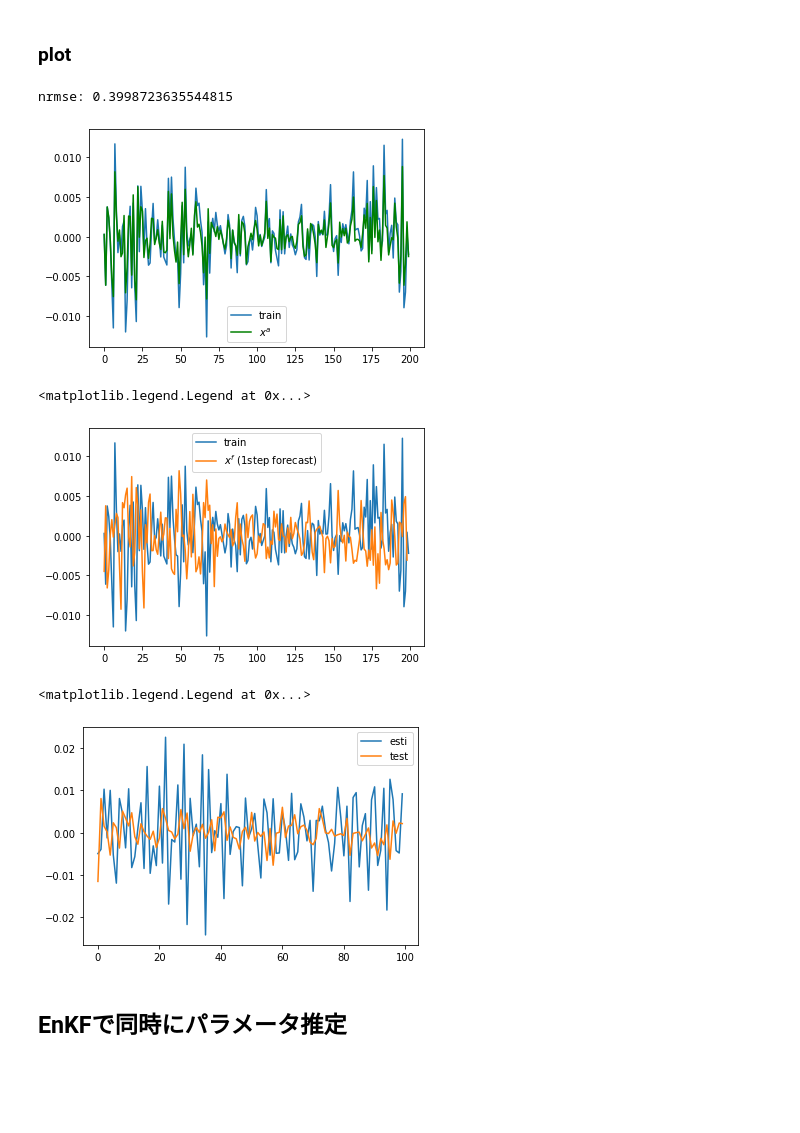
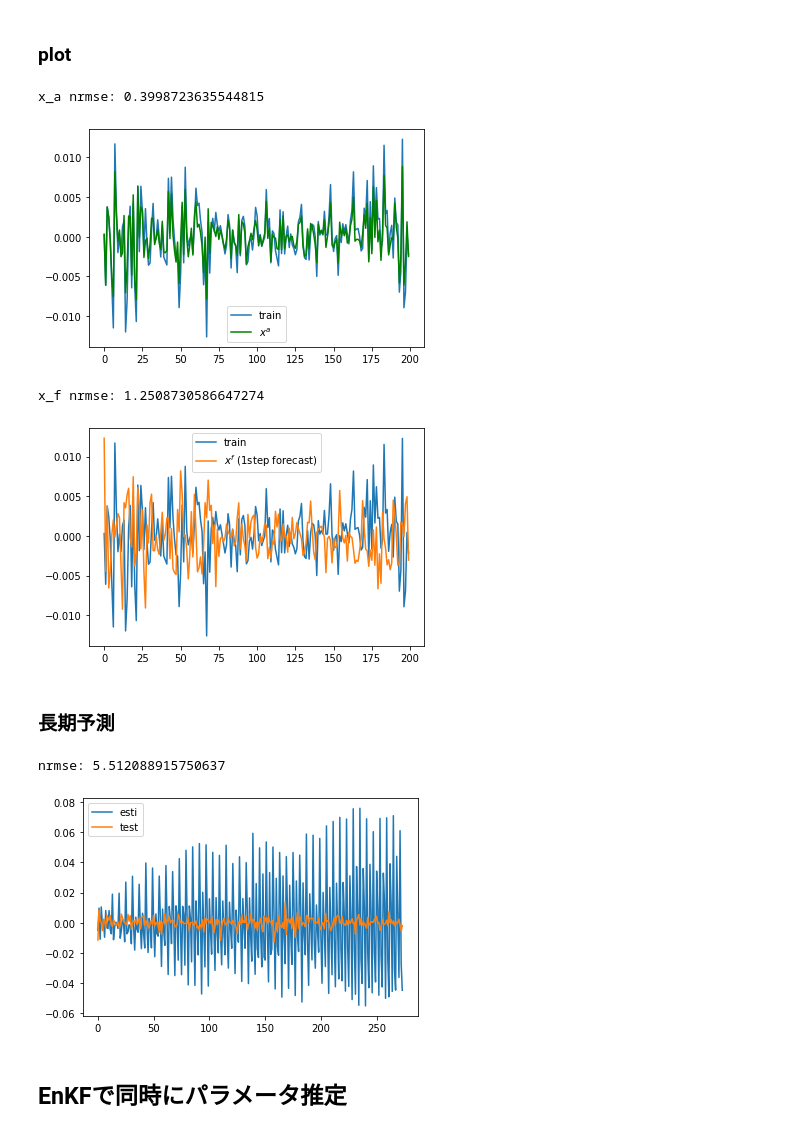
Before and after one commit to KotaTakeda/fx_time_series_analysis, a Jupyter notebook: arma_to_fx.ipynb, the cells around one changed output. Cells and saved outputs as stored; diff of their text form; code cells hidden in the pictures; blank space fills up the shorter version.

```diff
--- a/arma_to_fx.ipynb
+++ b/arma_to_fx.ipynb
@@ -178,37 +178,48 @@ estimate_data = (H@(np.array(lkf.x)).T).T
 step_f_data = (H@(np.array(lkf.x_f_history)).T).T
 # %% [markdown]
 ### plot
-# %%
-def nrmse(true, esti, nomalize_std):
-    return np.linalg.norm(true-esti, ord=2)/np.sqrt(len(true))/nomalize_std
 # %%
+# trainデータに対するフィッティング
 end = 200
 plt.plot(train[:end], '-', label='train')
 plt.plot(estimate_data[:end], 'g-', label='$x^a$')
 plt.legend()
 
-print(f'nrmse: {nrmse(train, estimate_data.reshape(-1,), std_train)}')
+# 評価
+lkf_xa_nrmse = nrmse(train, estimate_data.reshape(-1,), std_train)
+print(f'x_a nrmse: {lkf_xa_nrmse}')
 # %% [output]
-nrmse: 0.3998723635544815
+x_a nrmse: 0.3998723635544815
 [figure]
 # %%
+# 1step後の予測
 plt.plot(train[:end], '-', label='train')
 plt.plot(step_f_data[:end], '-',label='$x^f$ (1step forecast)')
 plt.legend()
+
+# 評価
+lkf_xf_nrmse = nrmse(train, step_f_data.reshape(-1,), std_train)
+print(f'x_f nrmse: {lkf_xf_nrmse}')
 # %% [output]
-<matplotlib.legend.Legend at 0x...>
+x_f nrmse: 1.2508730586647274
-[figure, old version]
+[figure, new version]
+# %% [markdown]
+### 長期予測
 # %%
 # lkfによるtest予測失敗 2021/01/09
 end = 100
-esti = generate_state_data(F, G, Q[0], lkf.x[-1], end)
+esti = generate_state_data(F, G, Q[0], lkf.x[-1], len(test))
 obs_esti_data = generate_obs_data(H, R[0], esti, noise=False)
 plt.plot(obs_esti_data, label='esti')
-plt.plot(test[:end], label='test')
+plt.plot(test, label='test')
 plt.legend()
+
+# 評価
+lkf_test_nrmse = nrmse(test, obs_esti_data.reshape(-1,), std_train)
+print(f'nrmse: {lkf_test_nrmse}')
 # %% [output]
-<matplotlib.legend.Legend at 0x...>
+nrmse: 5.512088915750637
-[figure, old version]
+[figure, new version]
 # %% [markdown]
 ## EnKFで同時にパラメータ推定
 # %%
```
Also changed, not shown: parts of 5 cells of this notebook.
